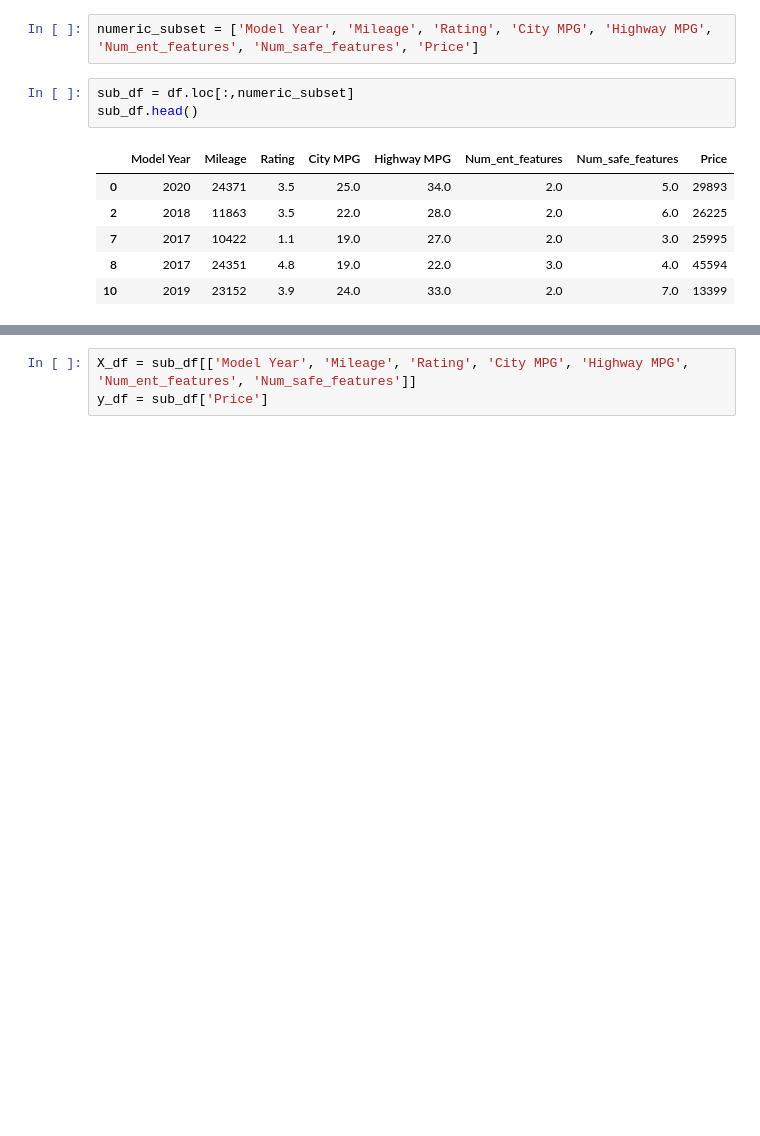
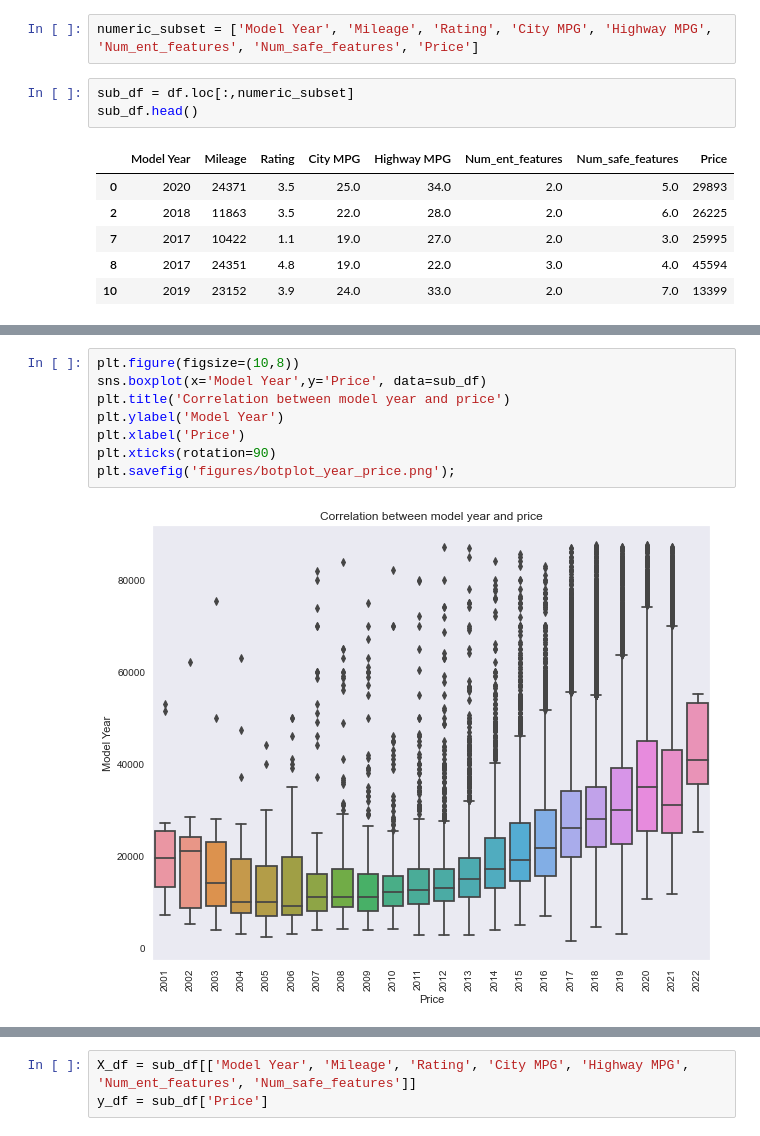
Before and after one commit to luongtruong77/regression-car-price-predictor, a Jupyter notebook: Modeling.ipynb, the cells around one changed output, grey strips where cells are left out. Saved outputs shown, nothing was run; the diff lists cells and outputs as text; blank space fills up the shorter version.

```diff
--- a/Modeling.ipynb
+++ b/Modeling.ipynb
@@ -100 +133,11 @@ sns.pairplot(sub_df, plot_kws=dict(alpha=.1, edgecolor='none'))
+# %%
+plt.figure(figsize=(10,8))
+sns.boxplot(x='Model Year',y='Price', data=sub_df)
+plt.title('Correlation between model year and price')
+plt.ylabel('Model Year')
+plt.xlabel('Price')
+plt.xticks(rotation=90)
+plt.savefig('figures/botplot_year_price.png');
+# %% [output]
+[figure, added]
 # %%
```
Also changed, not shown: parts of 73 cells of this notebook, 18 other files.
